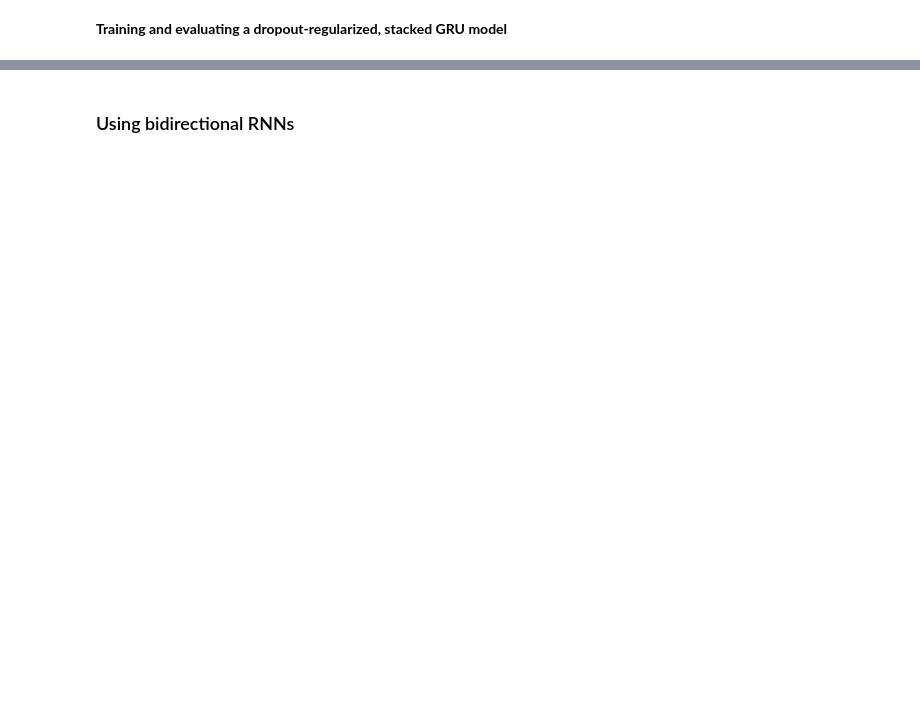
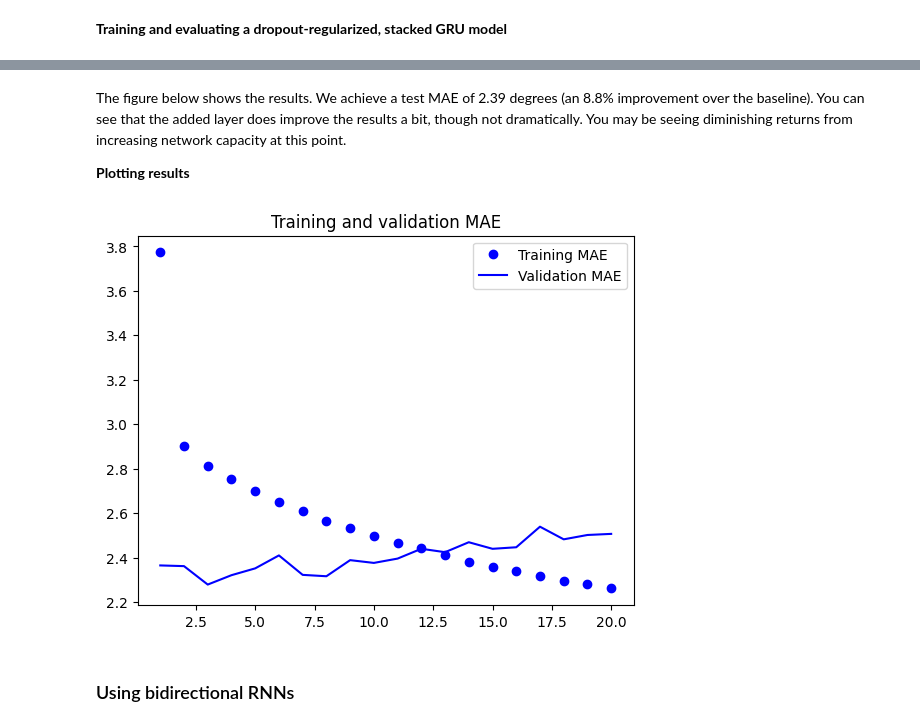
Before and after one commit to matthewshawnkehoe/Data-Science, a Jupyter notebook: chapter10_dl-for-timeseries.ipynb, the cells around one changed output, grey strips where cells are left out. Drawn from its saved outputs; the diff is of its cells as text; code cells hidden in the pictures; blank space fills up the shorter version.

```diff
--- a/chapter10_dl-for-timeseries.ipynb
+++ b/chapter10_dl-for-timeseries.ipynb
@@ -569,7 +696,7 @@ callbacks = [
 ]
 model.compile(optimizer="rmsprop", loss="mse", metrics=["mae"])
 history = model.fit(train_dataset,
-                    epochs=50,
+                    epochs=20,
                     validation_data=val_dataset,
                     callbacks=callbacks)
 model = keras.models.load_model("jena_stacked_gru_dropout.keras")
@@ -577,2 +722,19 @@ print(f"Test MAE: {model.evaluate(test_dataset)[1]:.2f}")
+# %% [markdown]
+The figure below shows the results. We achieve a test MAE of 2.39 degrees (an 8.8% improvement over the baseline). You can see that the added layer does improve the results a bit, though not dramatically. You may be seeing diminishing returns from increasing network capacity at this point.
+
+**Plotting results**
+# %%
+import matplotlib.pyplot as plt
+loss = history.history["mae"]
+val_loss = history.history["val_mae"]
+epochs = range(1, len(loss) + 1)
+plt.figure()
+plt.plot(epochs, loss, "bo", label="Training MAE")
+plt.plot(epochs, val_loss, "b", label="Validation MAE")
+plt.title("Training and validation MAE")
+plt.legend()
+plt.show()
+# %% [output]
+[figure, added]
 # %% [markdown]
 ### Using bidirectional RNNs
```
Also changed, not shown: parts of 56 cells of this notebook.
